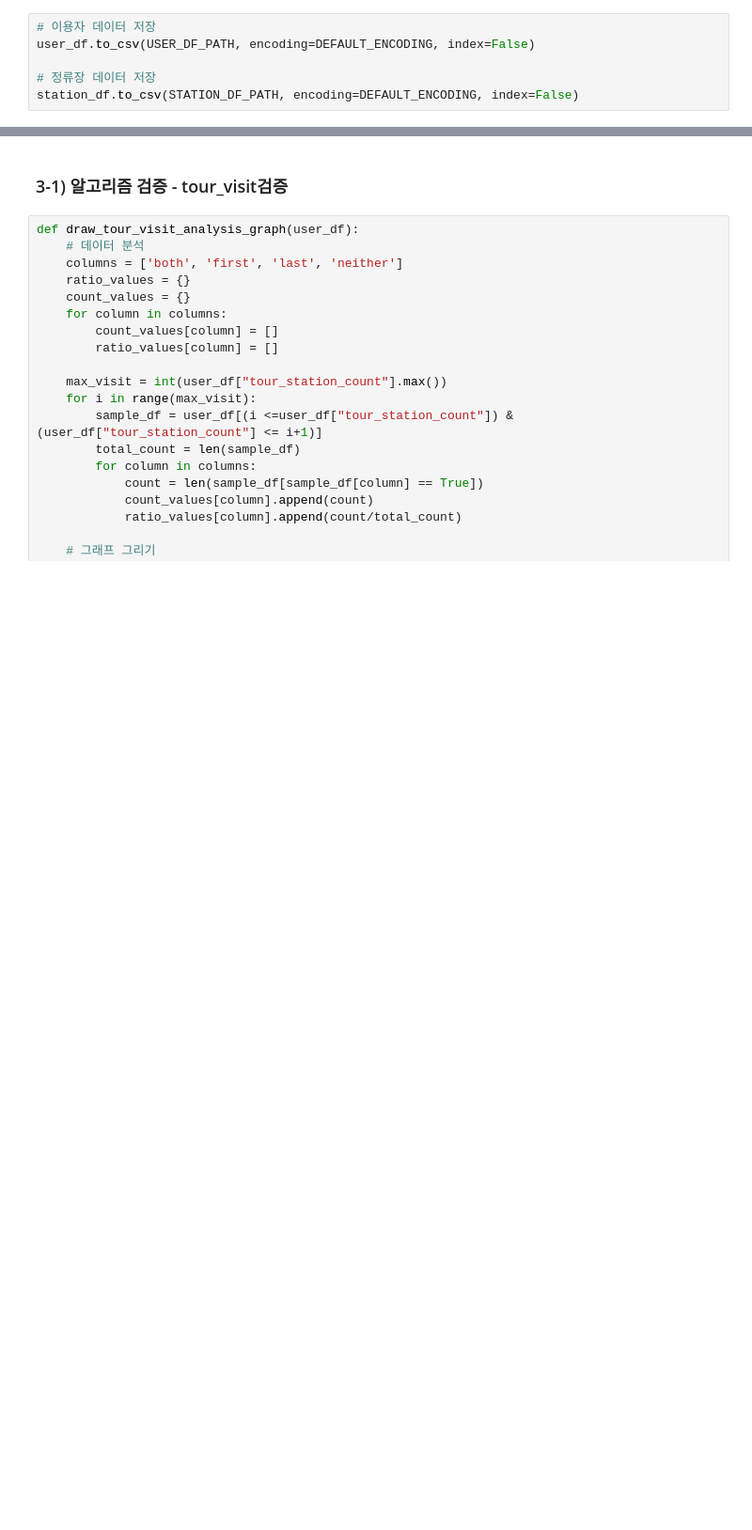
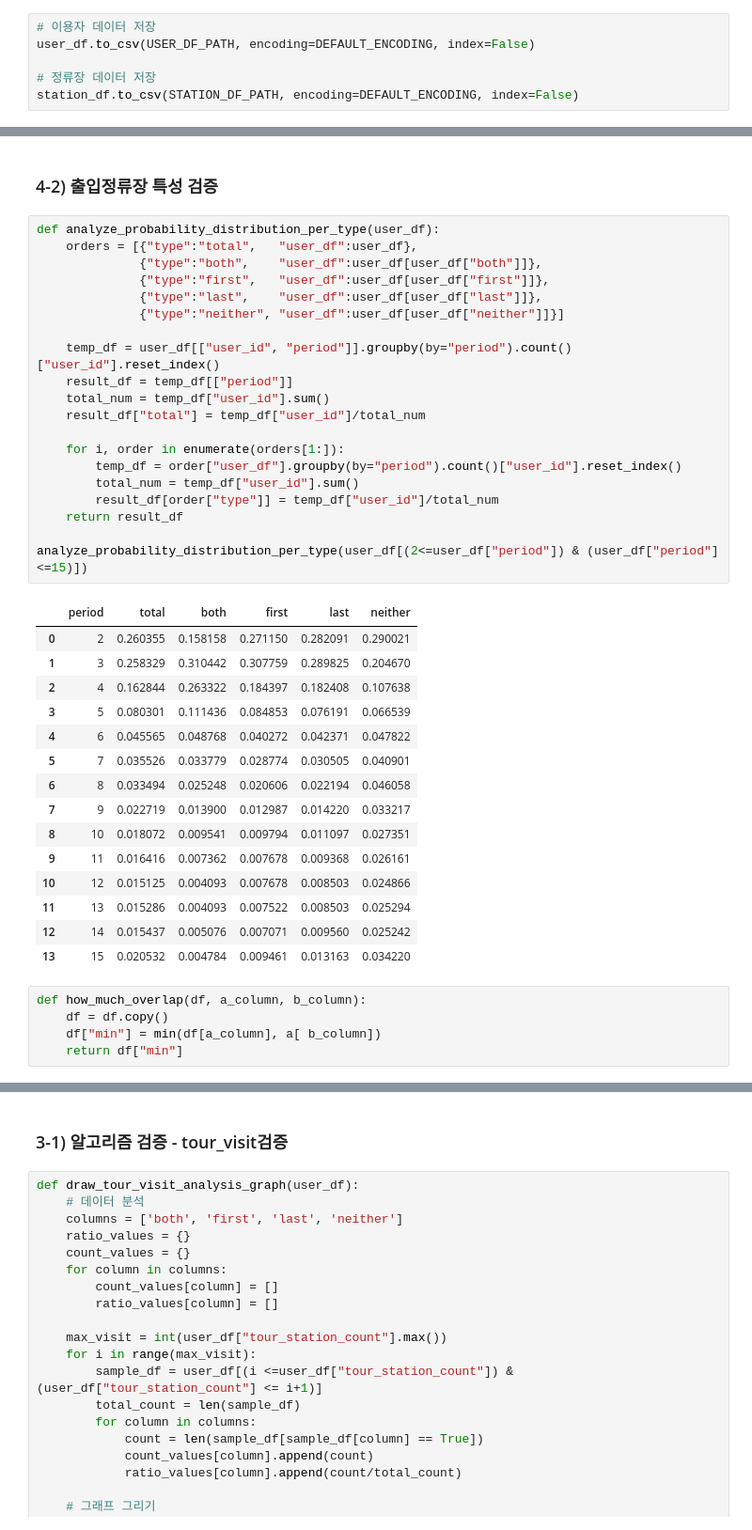
Before and after one commit to hoonisone/2020_jeju-bus-tag_data-analysis, a Jupyter notebook: main/1. 데이터 전처리/1. 이용자&정류장 추출.ipynb, the cells around one changed output, grey strips where cells are left out. Shown at 94% size. Saved outputs shown, nothing was run; the diff lists cells and outputs as text; blank space fills up the shorter version.

Commit message:
statistics for jeju tourist stay period and usage

```diff
--- a/main/1. 데이터 전처리/1. 이용자&정류장 추출.ipynb
+++ b/main/1. 데이터 전처리/1. 이용자&정류장 추출.ipynb
@@ -529,0 +643,43 @@ station_df.to_csv(STATION_DF_PATH, encoding=DEFAULT_ENCODING, index=False)
+# %% [markdown]
+### 4-2) 출입정류장 특성 검증
+# %%
+def analyze_probability_distribution_per_type(user_df):
+    orders = [{"type":"total",   "user_df":user_df},
+              {"type":"both",    "user_df":user_df[user_df["both"]]},
+              {"type":"first",   "user_df":user_df[user_df["first"]]},
+              {"type":"last",    "user_df":user_df[user_df["last"]]},
+              {"type":"neither", "user_df":user_df[user_df["neither"]]}]
+
+    temp_df = user_df[["user_id", "period"]].groupby(by="period").count()["user_id"].reset_index()
+    result_df = temp_df[["period"]]
+    total_num = temp_df["user_id"].sum()
+    result_df["total"] = temp_df["user_id"]/total_num
+
+    for i, order in enumerate(orders[1:]):
+        temp_df = order["user_df"].groupby(by="period").count()["user_id"].reset_index()
+        total_num = temp_df["user_id"].sum()
+        result_df[order["type"]] = temp_df["user_id"]/total_num
+    return result_df
+
+analyze_probability_distribution_per_type(user_df[(2<=user_df["period"]) & (user_df["period"]<=15)])
+# %% [output]
+|  | period | total | both | first | last | neither |
+| 0 | 2 | 0.260355 | 0.158158 | 0.271150 | 0.282091 | 0.290021 |
+| 1 | 3 | 0.258329 | 0.310442 | 0.307759 | 0.289825 | 0.204670 |
+| 2 | 4 | 0.162844 | 0.263322 | 0.184397 | 0.182408 | 0.107638 |
+| 3 | 5 | 0.080301 | 0.111436 | 0.084853 | 0.076191 | 0.066539 |
+| 4 | 6 | 0.045565 | 0.048768 | 0.040272 | 0.042371 | 0.047822 |
+| 5 | 7 | 0.035526 | 0.033779 | 0.028774 | 0.030505 | 0.040901 |
+| 6 | 8 | 0.033494 | 0.025248 | 0.020606 | 0.022194 | 0.046058 |
+| 7 | 9 | 0.022719 | 0.013900 | 0.012987 | 0.014220 | 0.033217 |
+| 8 | 10 | 0.018072 | 0.009541 | 0.009794 | 0.011097 | 0.027351 |
+| 9 | 11 | 0.016416 | 0.007362 | 0.007678 | 0.009368 | 0.026161 |
+| 10 | 12 | 0.015125 | 0.004093 | 0.007678 | 0.008503 | 0.024866 |
+| 11 | 13 | 0.015286 | 0.004093 | 0.007522 | 0.008503 | 0.025294 |
+| 12 | 14 | 0.015437 | 0.005076 | 0.007071 | 0.009560 | 0.025242 |
+| 13 | 15 | 0.020532 | 0.004784 | 0.009461 | 0.013163 | 0.034220 |
+# %%
+def how_much_overlap(df, a_column, b_column):
+    df = df.copy()
+    df["min"] = min(df[a_column], a[ b_column])
+    return df["min"]
```
Also changed, not shown: parts of 11 cells of this notebook.
